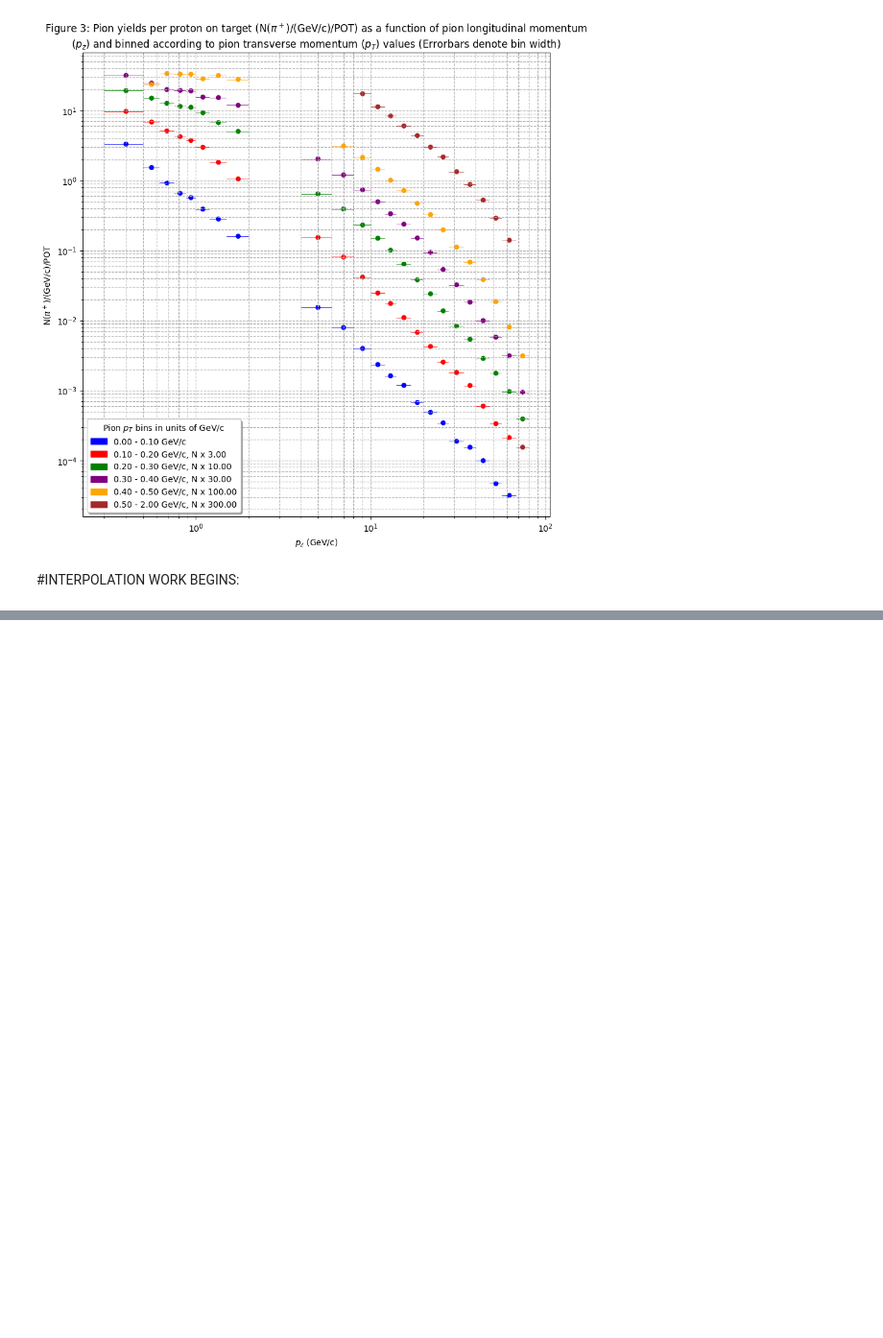
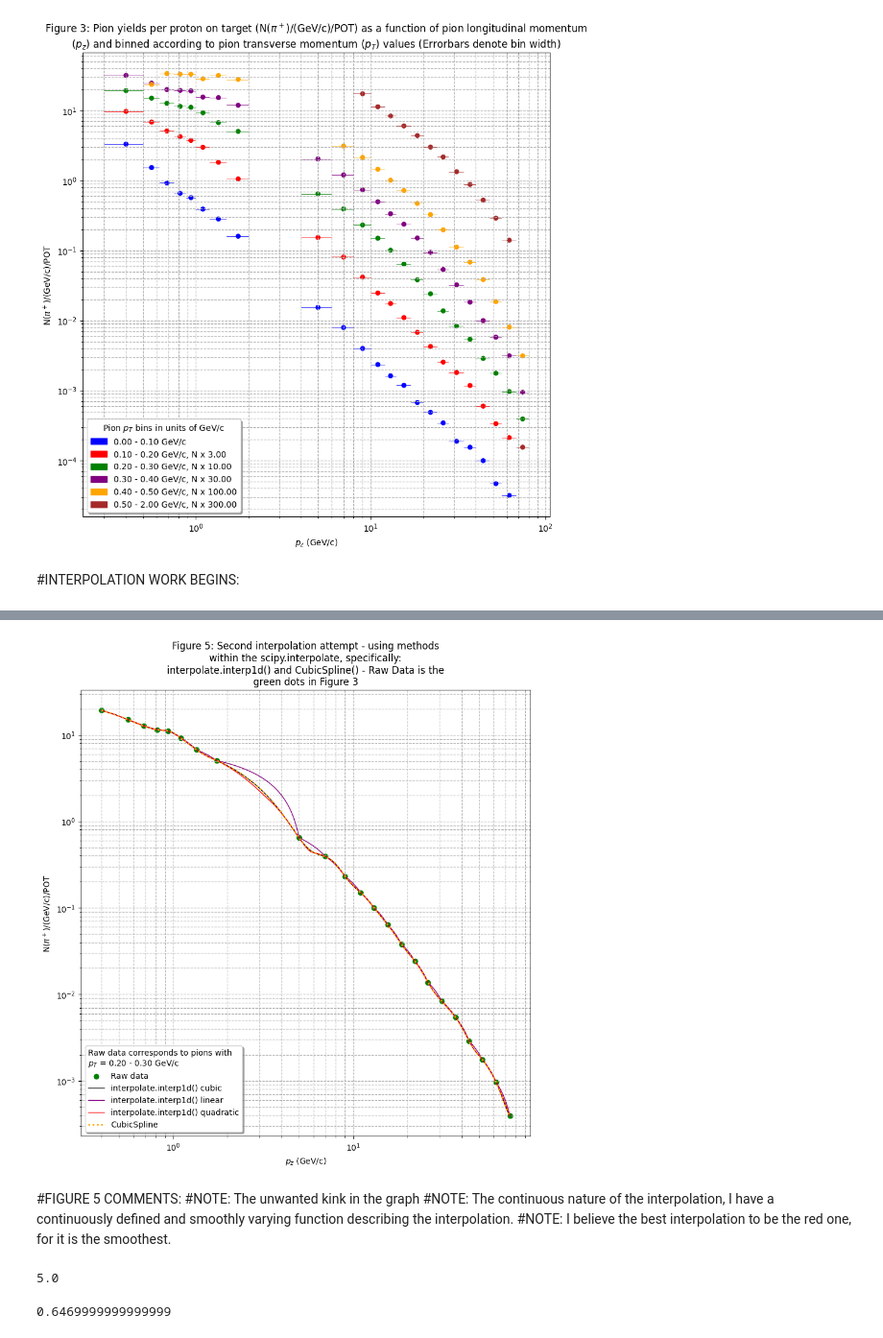
Before and after one commit to MrD0balina/Fourth-Year-Project---Neutrino-Oscillations, a Jupyter notebook: Week_7_Pion_Plots_and_Interpolation_work_to_find_suitable_pion_weighting_function.ipynb, the cells around one changed output, grey strips where cells are left out. Shown at 96% size. Drawn from its saved outputs; the diff is of its cells as text; code cells hidden in the pictures; blank space fills up the shorter version.

```diff
--- a/Week_7_Pion_Plots_and_Interpolation_work_to_find_suitable_pion_weighting_function.ipynb
+++ b/Week_7_Pion_Plots_and_Interpolation_work_to_find_suitable_pion_weighting_function.ipynb
@@ -478,0 +528,58 @@ plt.show()
+# %%
+f = interpolate.interp1d(   green_dots_only_x_array  ,    green_dots_only_y_array , kind = 'cubic'   ) # I can alter the "kind" parameter. kind argument options: ‘linear’, ‘nearest’, ‘nearest-up’,
+                                                                                                       # ‘zero’, ‘slinear’, ‘quadratic’, ‘cubic’, ‘previous’, or ‘next’. ‘zero’, ‘slinear’, ‘quadratic’ and ‘cubic’
+ynew_array_interp1d = f(xnew_array)
+
+f_2 = interpolate.interp1d(   green_dots_only_x_array  ,    green_dots_only_y_array , kind = 'linear'   )
+
+ynew_array_interp1d_2 = f_2(xnew_array)
+
+f_3 = interpolate.interp1d(   green_dots_only_x_array  ,    green_dots_only_y_array , kind = "quadratic"  )
+
+ynew_array_interp1d_3 = f_3(xnew_array)
+
+cs = CubicSpline(green_dots_only_x_array  ,  green_dots_only_y_array )
+
+ynew_array_CubicSpline = cs(xnew_array)
+
+f = plt.figure()
+f.set_figwidth(10)
+f.set_figheight(10)
+
+plt.scatter(  green_dots_only_x_array  , green_dots_only_y_array  , marker = 'o' , color = "green" , label = "Raw data" )
+
+plt.plot(  xnew_array  , ynew_array_interp1d  , color = "black" , label = "interpolate.interp1d() cubic" , linewidth = 1 )
+plt.plot(  xnew_array  , ynew_array_interp1d_2  , color = "purple" , label = "interpolate.interp1d() linear" , linewidth = 1 )
+plt.plot(  xnew_array  , ynew_array_interp1d_3  , color = "red" , label = "interpolate.interp1d() quadratic" , linewidth = 1 )
+plt.plot(  xnew_array  , ynew_array_CubicSpline  , color = "orange" , label = "CubicSpline" , linewidth = 2 , linestyle = "dotted")
+
+
+plt.xscale("log")
+plt.yscale("log")
+plt.grid( True , which = "both" , ls = "--" )
+
+plt.xlabel(r"$p_{z}$ (GeV/c)")
+plt.ylabel(r"N($\pi^+$)/(GeV/c)/POT")
+
+plt.title("\n".join(wrap(r"Figure 5: Second interpolation attempt - using methods within the scipy.interpolate, specifically: interpolate.interp1d() and CubicSpline() - Raw Data is the green dots in Figure 3" , 60 ) ) )
+
+
+plt.legend( title = "\n".join(wrap(r"Raw data corresponds to pions with $p_{T}$ = 0.20 - 0.30 GeV/c" , 40 ) ) , shadow = True , fancybox = True  , alignment = "left" , loc = "lower left" )
+
+plt.savefig('Figure 5: Second interpolation attempt - using methods within the scipy.interpolate, specifically: interpolate.interp1d() and CubicSpline().png' , dpi=200 , bbox_inches = "tight"  )
+
+
+plt.show()
+# %% [output]
+[figure, added]
+# %% [markdown]
+#FIGURE 5 COMMENTS:
+#NOTE: The unwanted kink in the graph
+#NOTE: The continuous nature of the interpolation, I have a continuously defined and smoothly varying function describing the interpolation.
+#NOTE: I believe the best interpolation to be the red one, for it is the smoothest.
+# %%
+display(green_dots_only_x_array[8])
+display(green_dots_only_y_array[8])
+# %% [output]
+5.0
+0.6469999999999999
```
Also changed, not shown: parts of 5 cells of this notebook.
